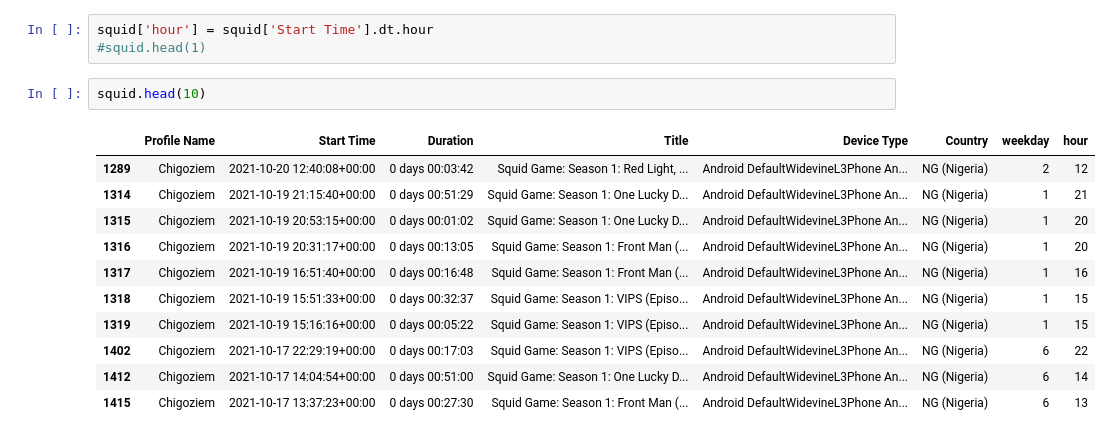
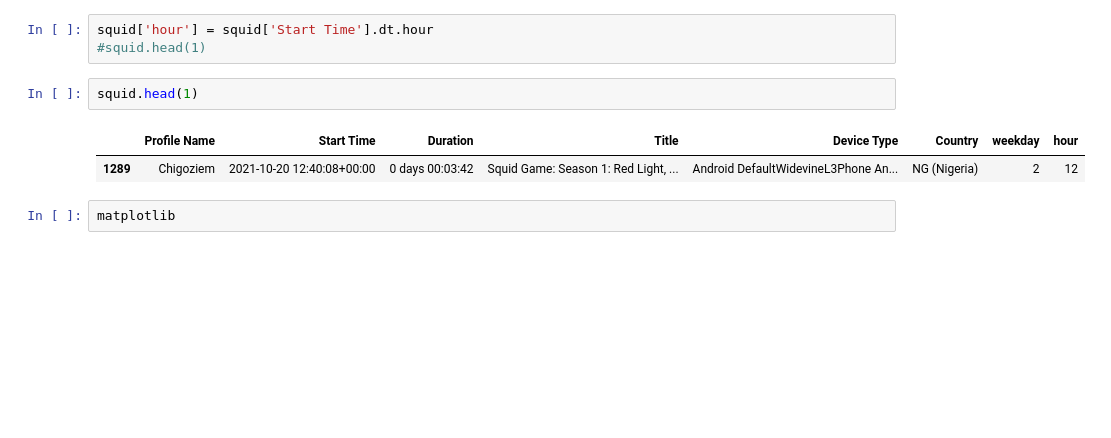
Before and after one commit to gigikenneth/netflix, a Jupyter notebook: netflix_data.ipynb, the cells around one changed output. Cells and saved outputs as stored; diff of their text form; blank space fills up the shorter version.

```diff
--- a/netflix_data.ipynb
+++ b/netflix_data.ipynb
@@ -139,16 +139,9 @@ squid['weekday'] = squid['Start Time'].dt.weekday
 squid['hour'] = squid['Start Time'].dt.hour
 #squid.head(1)
 # %%
-squid.head(10)
+squid.head(1)
 # %% [output]
 |  | Profile Name | Start Time | Duration | Title | Device Type | Country | weekday | hour |
 | 1289 | Chigoziem | 2021-10-20 12:40:08+00:00 | 0 days 00:03:42 | Squid Game: Season 1: Red Light, ... | Android DefaultWidevineL3Phone An... | NG (Nigeria) | 2 | 12 |
-| 1314 | Chigoziem | 2021-10-19 21:15:40+00:00 | 0 days 00:51:29 | Squid Game: Season 1: One Lucky D... | Android DefaultWidevineL3Phone An... | NG (Nigeria) | 1 | 21 |
-| 1315 | Chigoziem | 2021-10-19 20:53:15+00:00 | 0 days 00:01:02 | Squid Game: Season 1: One Lucky D... | Android DefaultWidevineL3Phone An... | NG (Nigeria) | 1 | 20 |
-| 1316 | Chigoziem | 2021-10-19 20:31:17+00:00 | 0 days 00:13:05 | Squid Game: Season 1: Front Man (... | Android DefaultWidevineL3Phone An... | NG (Nigeria) | 1 | 20 |
-| 1317 | Chigoziem | 2021-10-19 16:51:40+00:00 | 0 days 00:16:48 | Squid Game: Season 1: Front Man (... | Android DefaultWidevineL3Phone An... | NG (Nigeria) | 1 | 16 |
-| 1318 | Chigoziem | 2021-10-19 15:51:33+00:00 | 0 days 00:32:37 | Squid Game: Season 1: VIPS (Episo... | Android DefaultWidevineL3Phone An... | NG (Nigeria) | 1 | 15 |
-| 1319 | Chigoziem | 2021-10-19 15:16:16+00:00 | 0 days 00:05:22 | Squid Game: Season 1: VIPS (Episo... | Android DefaultWidevineL3Phone An... | NG (Nigeria) | 1 | 15 |
-| 1402 | Chigoziem | 2021-10-17 22:29:19+00:00 | 0 days 00:17:03 | Squid Game: Season 1: VIPS (Episo... | Android DefaultWidevineL3Phone An... | NG (Nigeria) | 6 | 22 |
-| 1412 | Chigoziem | 2021-10-17 14:04:54+00:00 | 0 days 00:51:00 | Squid Game: Season 1: One Lucky D... | Android DefaultWidevineL3Phone An... | NG (Nigeria) | 6 | 14 |
-| 1415 | Chigoziem | 2021-10-17 13:37:23+00:00 | 0 days 00:27:30 | Squid Game: Season 1: Front Man (... | Android DefaultWidevineL3Phone An... | NG (Nigeria) | 6 | 13 |
+# %%
+matplotlib
```
